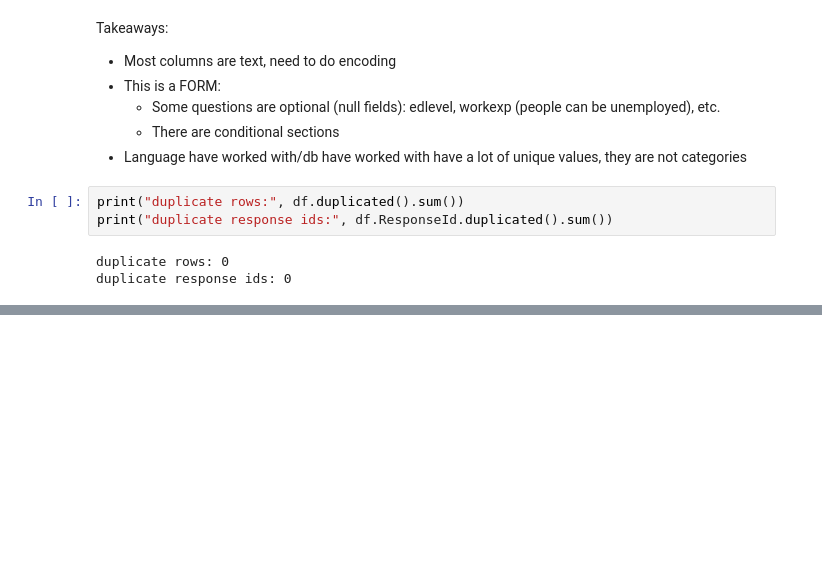
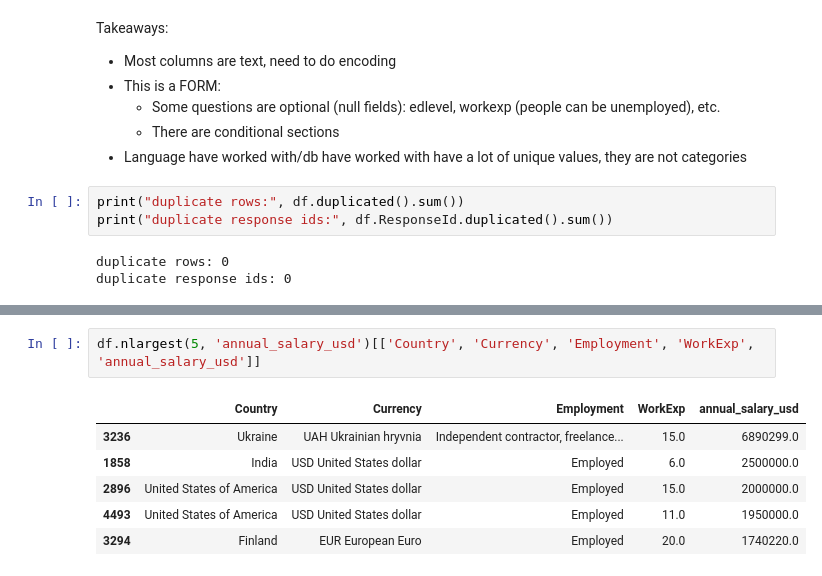
Before and after one commit to ang9009/26f-data-member-challenge, a Jupyter notebook: main.ipynb, the cells around one changed output, grey strips where cells are left out. Saved outputs shown, nothing was run; the diff lists cells and outputs as text; blank space fills up the shorter version.

```diff
--- a/main.ipynb
+++ b/main.ipynb
@@ -91,0 +138,9 @@ duplicate response ids: 0
+# %%
+df.nlargest(5, 'annual_salary_usd')[['Country', 'Currency', 'Employment', 'WorkExp', 'annual_salary_usd']]
+# %% [output]
+|  | Country | Currency | Employment | WorkExp | annual_salary_usd |
+| 3236 | Ukraine | UAH Ukrainian hryvnia | Independent contractor, freelance... | 15.0 | 6890299.0 |
+| 1858 | India | USD United States dollar | Employed | 6.0 | 2500000.0 |
+| 2896 | United States of America | USD United States dollar | Employed | 15.0 | 2000000.0 |
+| 4493 | United States of America | USD United States dollar | Employed | 11.0 | 1950000.0 |
+| 3294 | Finland | EUR European Euro | Employed | 20.0 | 1740220.0 |
```
Also changed, not shown: parts of 46 cells of this notebook, 1 other file.
